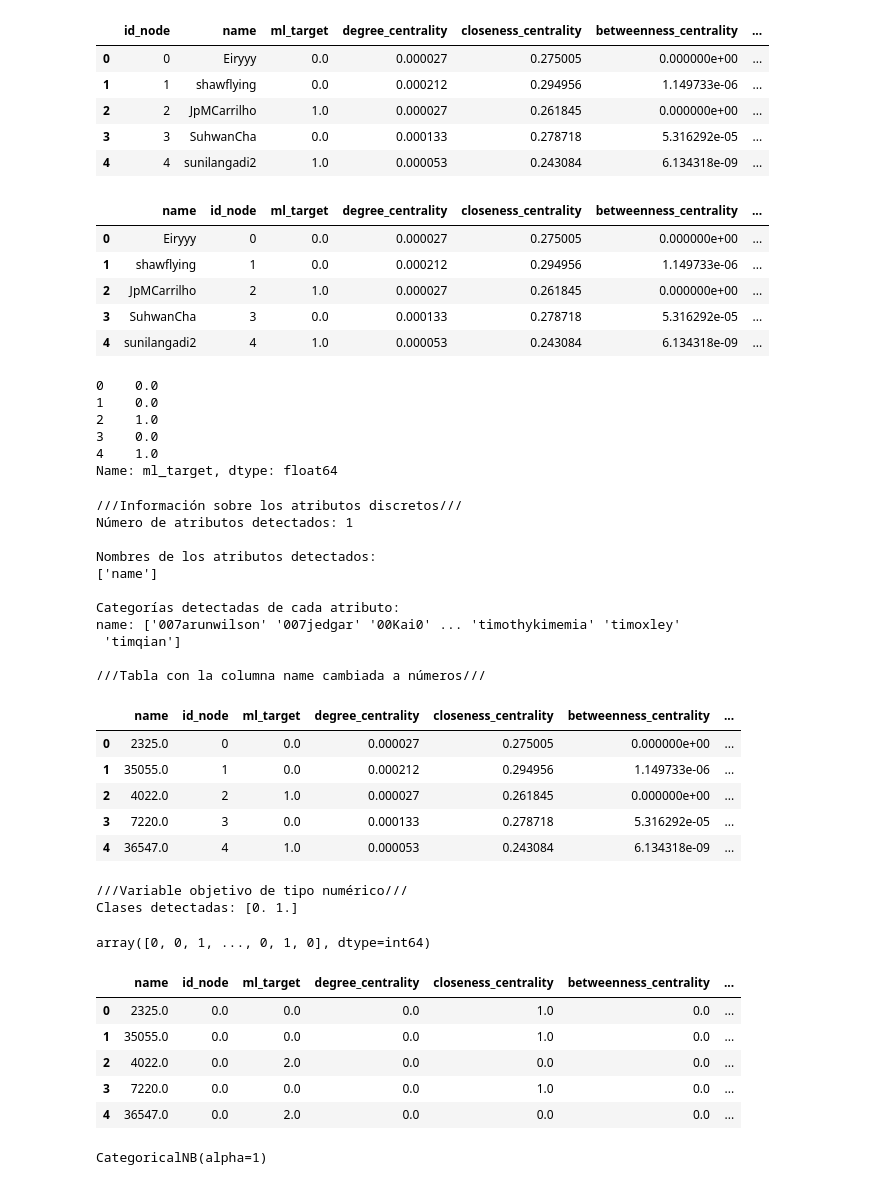
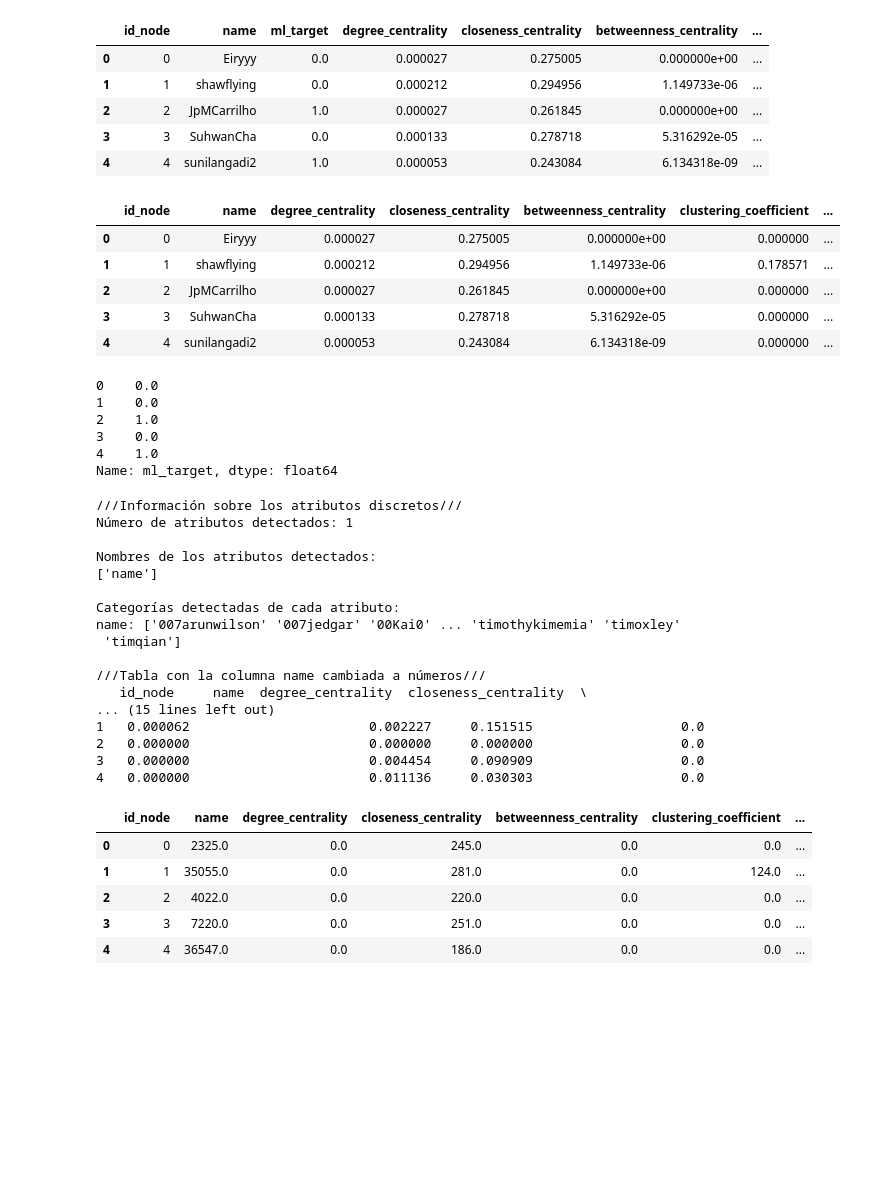
Before and after one commit to davguifer/AprendizajeAtomaticoRelacional-G2, a Jupyter notebook: Modelos_De_Aprendizaje/NaiveBayes.ipynb, the cells around one changed output. Cells and saved outputs as stored; diff of their text form; code cells hidden in the pictures; blank space fills up the shorter version.

```diff
--- a/Modelos_De_Aprendizaje/NaiveBayes.ipynb
+++ b/Modelos_De_Aprendizaje/NaiveBayes.ipynb
@@ -10,13 +15,13 @@ from sklearn.metrics import confusion_matrix, recall_score
 # %%
 # Lectura del csv para la tabla con todas las métricas
-    #nodes = pd.read_csv("../tablas/tableWithAllAtributes.csv")
+nodes = pd.read_csv("../tablas/tableWithAllAtributes.csv")
 
 # Lectura del csv para la tabla con todos los atributos sin los de agrupamiento
 nodesWithoutClustering = pd.read_csv("../tablas/tableWithoutClustering.csv")
 
 # Lectura del csv para la tabla con todos los atributos sin los de comunidades
-    #nodesWithoutCommunity = pd.read_csv("../tablas/tableWithoutCommunity.csv")
+nodesWithoutCommunity = pd.read_csv("../tablas/tableWithoutCommunity.csv")
 
 #Tablas con todos los atributos sin los de nucleos
-    #nodesWithoutKernel = pd.read_csv("../tablas/tableWithoutKernel.csv")
+nodesWithoutKernel = pd.read_csv("../tablas/tableWithoutKernel.csv")
 # %%
@@ -29,17 +34,17 @@ nodesWithoutClustering.head()
 | 3 | 3 | SuhwanCha | 0.0 | 0.000133 | 0.278718 | 5.316292e-05 | ... |
 | 4 | 4 | sunilangadi2 | 1.0 | 0.000053 | 0.243084 | 6.134318e-09 | ... |
 # %%
-# PREPARACIÓN DE LOS DATOS PARA LA TABLA CON TODOS LOS ATRIBUTOS SIN LOS DE AGRUPAMIENTO PARA EL MODELO DE ENTRENAMIENTO
+# PREPARACIÓN DE LOS DATOS PARA LA TABLA CON TODOS LOS ATRIBUTOS
 atributos_discretos = ['name']
-atributos_continuos = ['id_node', 'ml_target', 'degree_centrality','closeness_centrality','betweenness_centrality','greedy_modularity_communities','Core number','asyn_lpa_communities']
-atributos = nodesWithoutClustering.loc[:, atributos_discretos + atributos_continuos]
+atributos_continuos = ['degree_centrality','closeness_centrality','betweenness_centrality','clustering_coefficient','Square clustering','triangles','greedy_modularity_communities','Core number','asyn_lpa_communities']
+atributos = nodes.loc[:,['id_node'] + atributos_discretos + atributos_continuos]
 atributos.head()
 # %% [output]
-|  | name | id_node | ml_target | degree_centrality | closeness_centrality | betweenness_centrality | ... |
-| 0 | Eiryyy | 0 | 0.0 | 0.000027 | 0.275005 | 0.000000e+00 | ... |
-| 1 | shawflying | 1 | 0.0 | 0.000212 | 0.294956 | 1.149733e-06 | ... |
-| 2 | JpMCarrilho | 2 | 1.0 | 0.000027 | 0.261845 | 0.000000e+00 | ... |
-| 3 | SuhwanCha | 3 | 0.0 | 0.000133 | 0.278718 | 5.316292e-05 | ... |
-| 4 | sunilangadi2 | 4 | 1.0 | 0.000053 | 0.243084 | 6.134318e-09 | ... |
+|  | id_node | name | degree_centrality | closeness_centrality | betweenness_centrality | clustering_coefficient | ... |
+| 0 | 0 | Eiryyy | 0.000027 | 0.275005 | 0.000000e+00 | 0.000000 | ... |
+| 1 | 1 | shawflying | 0.000212 | 0.294956 | 1.149733e-06 | 0.178571 | ... |
+| 2 | 2 | JpMCarrilho | 0.000027 | 0.261845 | 0.000000e+00 | 0.000000 | ... |
+| 3 | 3 | SuhwanCha | 0.000133 | 0.278718 | 5.316292e-05 | 0.000000 | ... |
+| 4 | 4 | sunilangadi2 | 0.000053 | 0.243084 | 6.134318e-09 | 0.000000 | ... |
 # %%
 # Objetivo
@@ -77,7 +84,7 @@ atributos[atributos_discretos] = codificador_atributos_discretos.transform(
 )
 print()
 print("///Tabla con la columna name cambiada a números///")
-atributos.head()
+print(atributos.head())
 # %% [output]
 ///Información sobre los atributos discretos///
 Número de atributos detectados: 1
@@ -90,20 +97,9 @@ name: ['007arunwilson' '007jedgar' '00Kai0' ... 'timothykimemia' 'timoxley'
  'timqian']
 
 ///Tabla con la columna name cambiada a números///
+   id_node     name  degree_centrality  closeness_centrality  \
+... (15 lines left out)
+1   0.000062                       0.002227     0.151515                   0.0
+2   0.000000                       0.000000     0.000000                   0.0
+3   0.000000                       0.004454     0.090909                   0.0
+4   0.000000                       0.011136     0.030303                   0.0
-|  | name | id_node | ml_target | degree_centrality | closeness_centrality | betweenness_centrality | ... |
-| 0 | 2325.0 | 0 | 0.0 | 0.000027 | 0.275005 | 0.000000e+00 | ... |
-| 1 | 35055.0 | 1 | 0.0 | 0.000212 | 0.294956 | 1.149733e-06 | ... |
-| 2 | 4022.0 | 2 | 1.0 | 0.000027 | 0.261845 | 0.000000e+00 | ... |
-| 3 | 7220.0 | 3 | 0.0 | 0.000133 | 0.278718 | 5.316292e-05 | ... |
-| 4 | 36547.0 | 4 | 1.0 | 0.000053 | 0.243084 | 6.134318e-09 | ... |
-# %%
-# Ahora (aunque ya están en tipo integer) voy a transformar por si acaso a números la variable objetivo
-print("///Variable objetivo de tipo numérico///")
-codificador_objetivo = LabelEncoder()
-objetivo = codificador_objetivo.fit_transform(objetivo)
-print(f'Clases detectadas: {codificador_objetivo.classes_}')
-objetivo
-# %% [output]
-///Variable objetivo de tipo numérico///
-Clases detectadas: [0. 1.]
-array([0, 0, 1, ..., 0, 1, 0], dtype=int64)
@@ -113,7 +117,7 @@ array([0, 0, 1, ..., 0, 1, 0], dtype=int64)
 # Discretizamos:
 # Discretizamos usando uniform ya que si usamos el que nos da la practica que es la estrategia de quantile se eliminan datos por ser los intervalos demasiado pequeños
 discretizador = KBinsDiscretizer(
-    n_bins=3,  # Reducimos el número de bins a 3
+    n_bins=700,  # Reducimos el número de bins a 100, luego probaremos otros valores
     encode='ordinal',  # Los intervalos se codifican numéricamente
     strategy='uniform'  # Intervalos de igual tamaño
     )
@@ -121,23 +125,17 @@ discretizador = KBinsDiscretizer(
 # Como nos interesa conservar los atributos continuos originales, realizamos
 # la discretización sobre una copia del DataFrame de atributos
 atributos_discretizados = atributos.copy()
+
 atributos_discretizados[atributos_continuos] = discretizador.fit_transform(
     atributos_discretizados[atributos_continuos]
 )
 atributos_discretizados.head()
 
-
-### REVISAR DEBIDO A QUE NO SE DISCRETIZA EL NAME Y NO SE SI HAY QUE DISCRETIZAR TAMBIÉN ID NODE O NO ###
+# El id_node no lo discretizamos, al igual que el name
 # %% [output]
-|  | name | id_node | ml_target | degree_centrality | closeness_centrality | betweenness_centrality | ... |
-| 0 | 2325.0 | 0.0 | 0.0 | 0.0 | 1.0 | 0.0 | ... |
-| 1 | 35055.0 | 0.0 | 0.0 | 0.0 | 1.0 | 0.0 | ... |
-| 2 | 4022.0 | 0.0 | 2.0 | 0.0 | 0.0 | 0.0 | ... |
-| 3 | 7220.0 | 0.0 | 0.0 | 0.0 | 1.0 | 0.0 | ... |
-| 4 | 36547.0 | 0.0 | 2.0 | 0.0 | 0.0 | 0.0 | ... |
+|  | id_node | name | degree_centrality | closeness_centrality | betweenness_centrality | clustering_coefficient | ... |
+| 0 | 0 | 2325.0 | 0.0 | 245.0 | 0.0 | 0.0 | ... |
+| 1 | 1 | 35055.0 | 0.0 | 281.0 | 0.0 | 124.0 | ... |
+| 2 | 2 | 4022.0 | 0.0 | 220.0 | 0.0 | 0.0 | ... |
+| 3 | 3 | 7220.0 | 0.0 | 251.0 | 0.0 | 0.0 | ... |
+| 4 | 4 | 36547.0 | 0.0 | 186.0 | 0.0 | 0.0 | ... |
-# %%
-# Naive Bayes con suavizado de Laplace
-clasificador_NB = CategoricalNB(alpha=1)  # alpha es el parámetro de suavizado
-clasificador_NB.fit(atributos_discretizados, objetivo)
-# %% [output]
-CategoricalNB(alpha=1)
```
Also changed, not shown: parts of 19 cells of this notebook, 6 other files.
